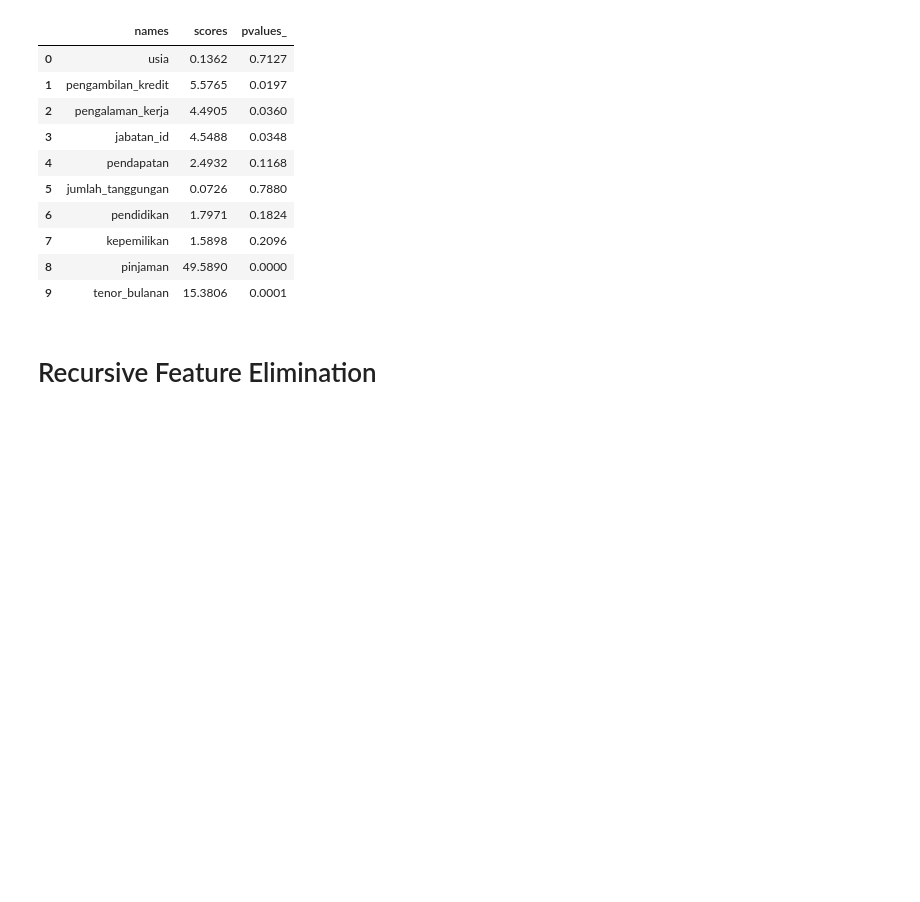
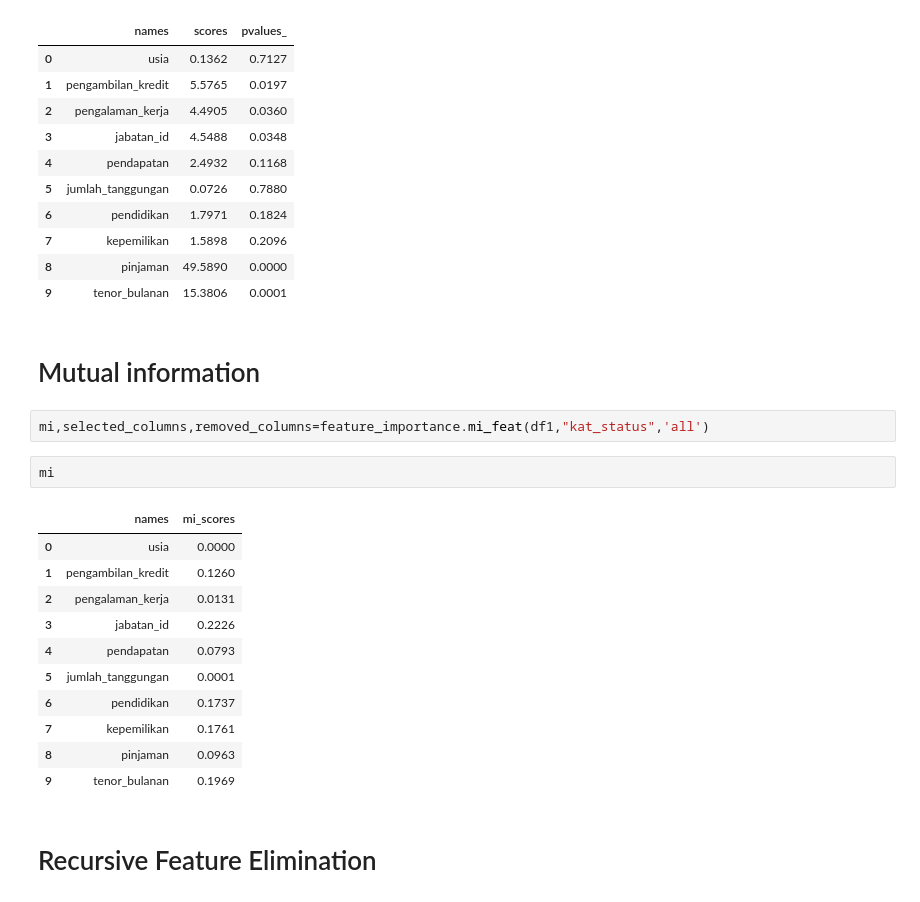
Before and after one commit to imanursar/Machine-Learning-Notes, a Jupyter notebook: Custom Function/Feature Importance Function.ipynb, the cells around one changed output. Drawn from its saved outputs; the diff is of its cells as text; blank space fills up the shorter version.

```diff
--- a/Custom Function/Feature Importance Function.ipynb
+++ b/Custom Function/Feature Importance Function.ipynb
@@ -216,6 +216,24 @@ ftest
 | 7 | kepemilikan | 1.5898 | 0.2096 |
 | 8 | pinjaman | 49.5890 | 0.0000 |
 | 9 | tenor_bulanan | 15.3806 | 0.0001 |
+# %% [markdown]
+# Mutual information
+# %%
+mi,selected_columns,removed_columns=feature_importance.mi_feat(df1,"kat_status",'all')
+# %%
+mi
+# %% [output]
+|  | names | mi_scores |
+| 0 | usia | 0.0000 |
+| 1 | pengambilan_kredit | 0.1260 |
+| 2 | pengalaman_kerja | 0.0131 |
+| 3 | jabatan_id | 0.2226 |
+| 4 | pendapatan | 0.0793 |
+| 5 | jumlah_tanggungan | 0.0001 |
+| 6 | pendidikan | 0.1737 |
+| 7 | kepemilikan | 0.1761 |
+| 8 | pinjaman | 0.0963 |
+| 9 | tenor_bulanan | 0.1969 |
 # %% [markdown]
 # Recursive Feature Elimination
 # %%
```
Also changed, not shown: parts of 12 cells of this notebook.
